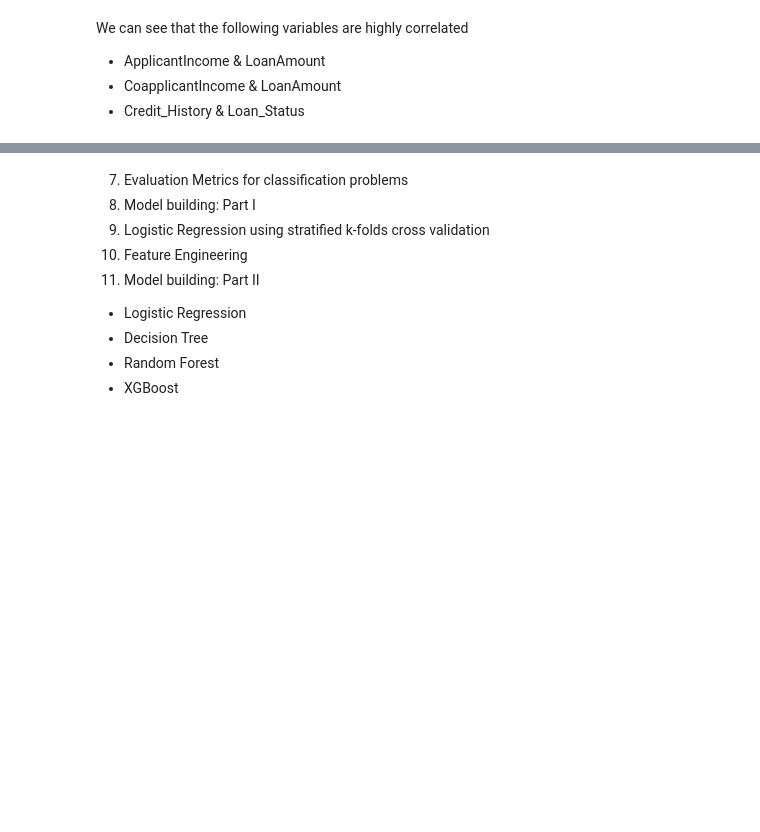
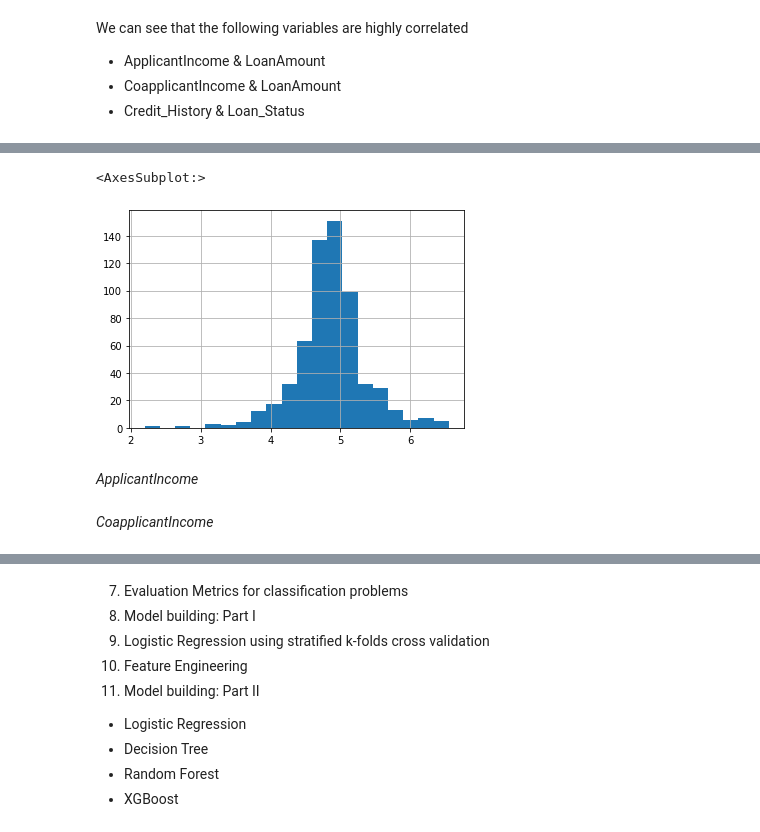
Before and after one commit to unpatel1/Challenge_AProjectAWeek, a Jupyter notebook: Week_08/Week_08_00_Loan_Prediction_ML_Project.ipynb, the cells around one changed output, grey strips where cells are left out. Cells and saved outputs as stored; diff of their text form; code cells hidden in the pictures; blank space fills up the shorter version.

```diff
--- a/Week_08/Week_08_00_Loan_Prediction_ML_Project.ipynb
+++ b/Week_08/Week_08_00_Loan_Prediction_ML_Project.ipynb
@@ -701,0 +955,7 @@ We can see that the following variables are highly correlated
+# %%
+# LoanAmount with log transform
+train['LoanAmount_log'] = np.log(train['LoanAmount'])
+train['LoanAmount_log'].hist(bins = 20)
+# %% [output]
+<AxesSubplot:>
+[figure, added]
@@ -701,0 +964,2 @@ We can see that the following variables are highly correlated
+# %% [markdown]
+*ApplicantIncome*
@@ -701,0 +970,2 @@ We can see that the following variables are highly correlated
+# %% [markdown]
+*CoapplicantIncome*
```
Also changed, not shown: parts of 62 cells of this notebook.
